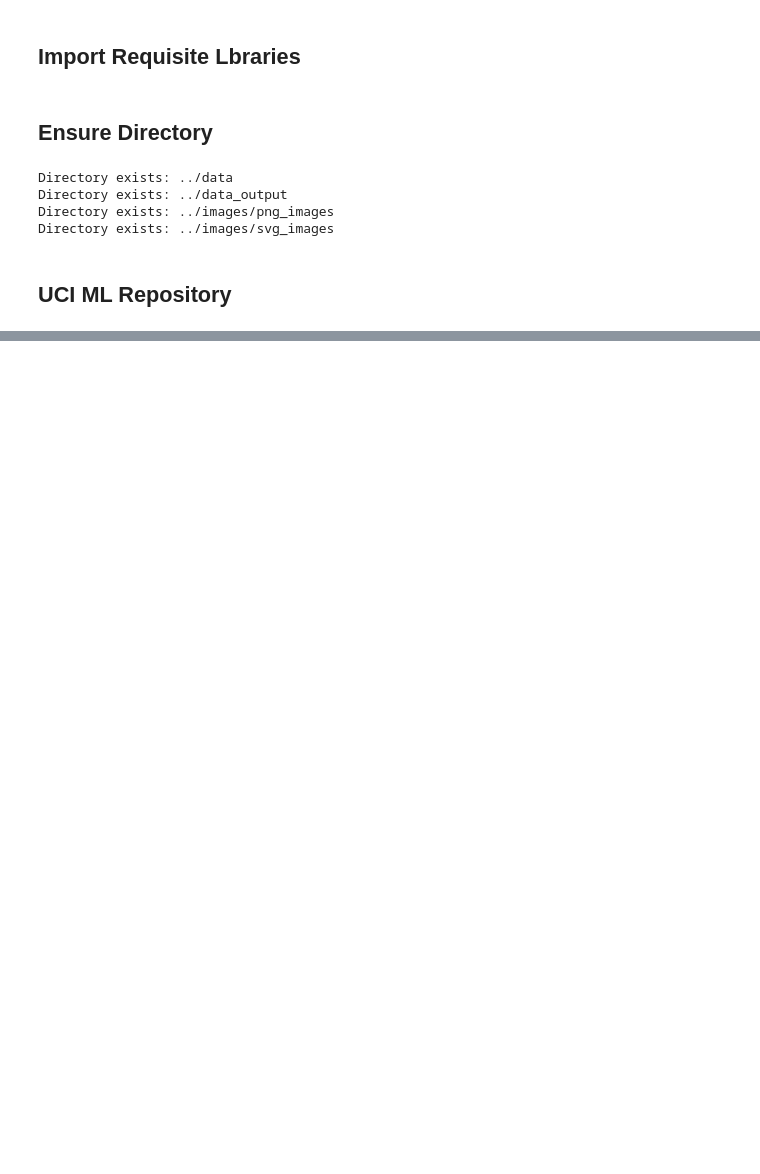
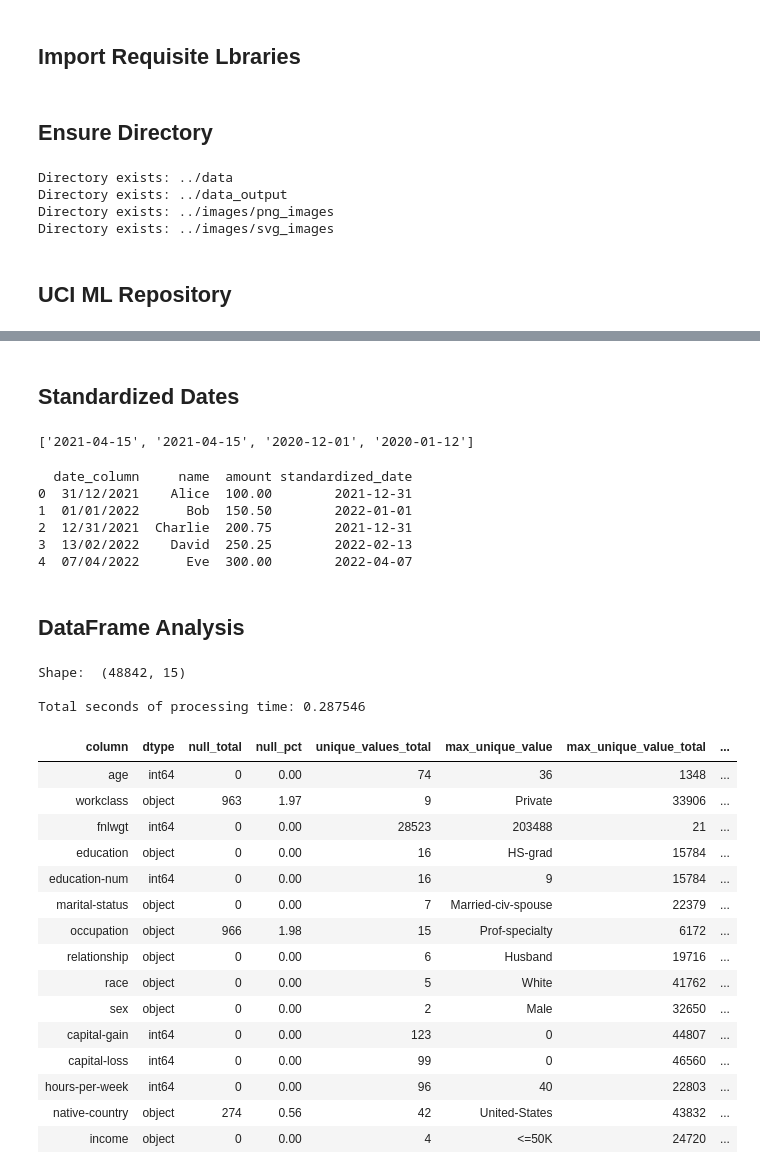
Before and after one commit to lshpaner/eda_toolkit, a Jupyter notebook: py_example_notebooks/adult_income.ipynb, the cells around one changed output, grey strips where cells are left out. Saved outputs shown, nothing was run; the diff lists cells and outputs as text; code cells hidden in the pictures; blank space fills up the shorter version.

```diff
--- a/py_example_notebooks/adult_income.ipynb
+++ b/py_example_notebooks/adult_income.ipynb
@@ -51,0 +54,13 @@ df.to_csv(os.path.join(data_path, "adult_income.csv"))
+# %%
+from eda_toolkit import add_ids
+
+# Add a column of unique IDs with 9 digits and call it "census_id"
+df = add_ids(
+    df=df,
+    id_colname="census_id",
+    num_digits=9,
+    seed=111,
+    set_as_index=True,
+)
+
+df.head()
@@ -51,0 +105,67 @@ df.to_csv(os.path.join(data_path, "adult_income.csv"))
+# %% [markdown]
+## Standardized Dates
+# %%
+from eda_toolkit import parse_date_with_rule
+
+# Sample date strings
+date_strings = ["15/04/2021", "04/15/2021", "01/12/2020", "12/01/2020"]
+
+# Standardize the date strings
+standardized_dates = [parse_date_with_rule(date) for date in date_strings]
+
+print(standardized_dates)
+# %% [output]
+['2021-04-15', '2021-04-15', '2020-12-01', '2020-01-12']
+# %%
+# Creating the DataFrame
+data = {
+    "date_column": [
+        "31/12/2021",
+        "01/01/2022",
+        "12/31/2021",
+        "13/02/2022",
+        "07/04/2022",
+    ],
+    "name": ["Alice", "Bob", "Charlie", "David", "Eve"],
+    "amount": [100.0, 150.5, 200.75, 250.25, 300.0],
+}
+
+df_fake = pd.DataFrame(data)
+
+# Apply the function to the DataFrame column
+df_fake["standardized_date"] = df_fake["date_column"].apply(parse_date_with_rule)
+
+print(df_fake)
+# %% [output]
+  date_column     name  amount standardized_date
+0  31/12/2021    Alice  100.00        2021-12-31
+1  01/01/2022      Bob  150.50        2022-01-01
+2  12/31/2021  Charlie  200.75        2021-12-31
+3  13/02/2022    David  250.25        2022-02-13
+4  07/04/2022      Eve  300.00        2022-04-07
+# %% [markdown]
+## DataFrame Analysis
+# %%
+from eda_toolkit import dataframe_columns
+
+dataframe_columns(df=df)
+# %% [output]
+Shape:  (48842, 15)
+
+Total seconds of processing time: 0.287546
+| column | dtype | null_total | null_pct | unique_values_total | max_unique_value | max_unique_value_total | ... |
+| age | int64 | 0 | 0.00 | 74 | 36 | 1348 | ... |
+| workclass | object | 963 | 1.97 | 9 | Private | 33906 | ... |
+| fnlwgt | int64 | 0 | 0.00 | 28523 | 203488 | 21 | ... |
+| education | object | 0 | 0.00 | 16 | HS-grad | 15784 | ... |
+| education-num | int64 | 0 | 0.00 | 16 | 9 | 15784 | ... |
+| marital-status | object | 0 | 0.00 | 7 | Married-civ-spouse | 22379 | ... |
+| occupation | object | 966 | 1.98 | 15 | Prof-specialty | 6172 | ... |
+| relationship | object | 0 | 0.00 | 6 | Husband | 19716 | ... |
+| race | object | 0 | 0.00 | 5 | White | 41762 | ... |
+| sex | object | 0 | 0.00 | 2 | Male | 32650 | ... |
+| capital-gain | int64 | 0 | 0.00 | 123 | 0 | 44807 | ... |
+| capital-loss | int64 | 0 | 0.00 | 99 | 0 | 46560 | ... |
+| hours-per-week | int64 | 0 | 0.00 | 96 | 40 | 22803 | ... |
+| native-country | object | 274 | 0.56 | 42 | United-States | 43832 | ... |
+| income | object | 0 | 0.00 | 4 | <=50K | 24720 | ... |
```
Also changed, not shown: parts of 18 cells of this notebook, 4 other files.
